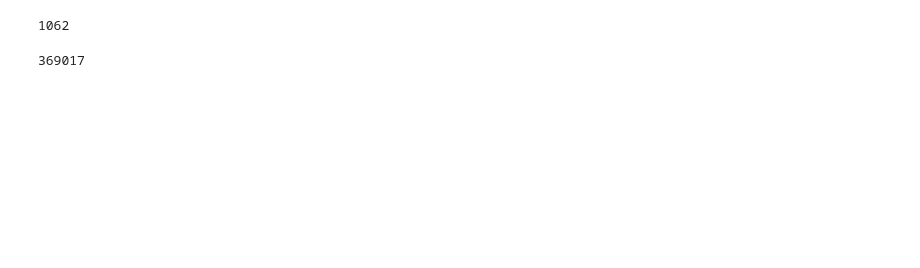
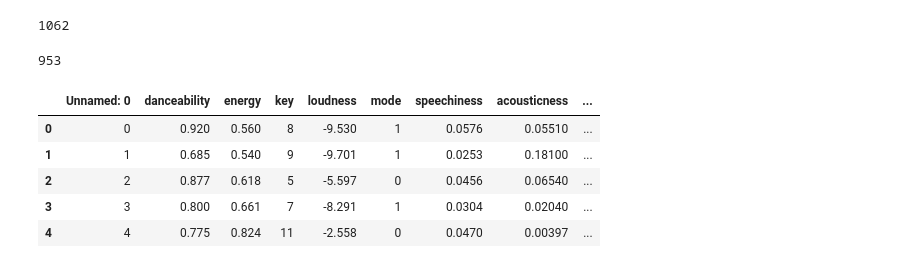
Before and after one commit to melrbischoff/ada-final-project, a Jupyter notebook: get_spotify_data.ipynb, the cells around one changed output. Cells and saved outputs as stored; diff of their text form; code cells hidden in the pictures; blank space fills up the shorter version.

```diff
--- a/get_spotify_data.ipynb
+++ b/get_spotify_data.ipynb
@@ -172,6 +304,15 @@ len(music_data.ISRC.unique())
 # %% [output]
 1062
 # %%
-len(music_data)
+len(audio_feats)
 # %% [output]
-369017
+953
+# %%
+audio_feats.head()
+# %% [output]
+|  | Unnamed: 0 | danceability | energy | key | loudness | mode | speechiness | acousticness | ... |
+| 0 | 0 | 0.920 | 0.560 | 8 | -9.530 | 1 | 0.0576 | 0.05510 | ... |
+| 1 | 1 | 0.685 | 0.540 | 9 | -9.701 | 1 | 0.0253 | 0.18100 | ... |
+| 2 | 2 | 0.877 | 0.618 | 5 | -5.597 | 0 | 0.0456 | 0.06540 | ... |
+| 3 | 3 | 0.800 | 0.661 | 7 | -8.291 | 1 | 0.0304 | 0.02040 | ... |
+| 4 | 4 | 0.775 | 0.824 | 11 | -2.558 | 0 | 0.0470 | 0.00397 | ... |
```
Also changed, not shown: parts of 36 cells of this notebook, 2 other files.
